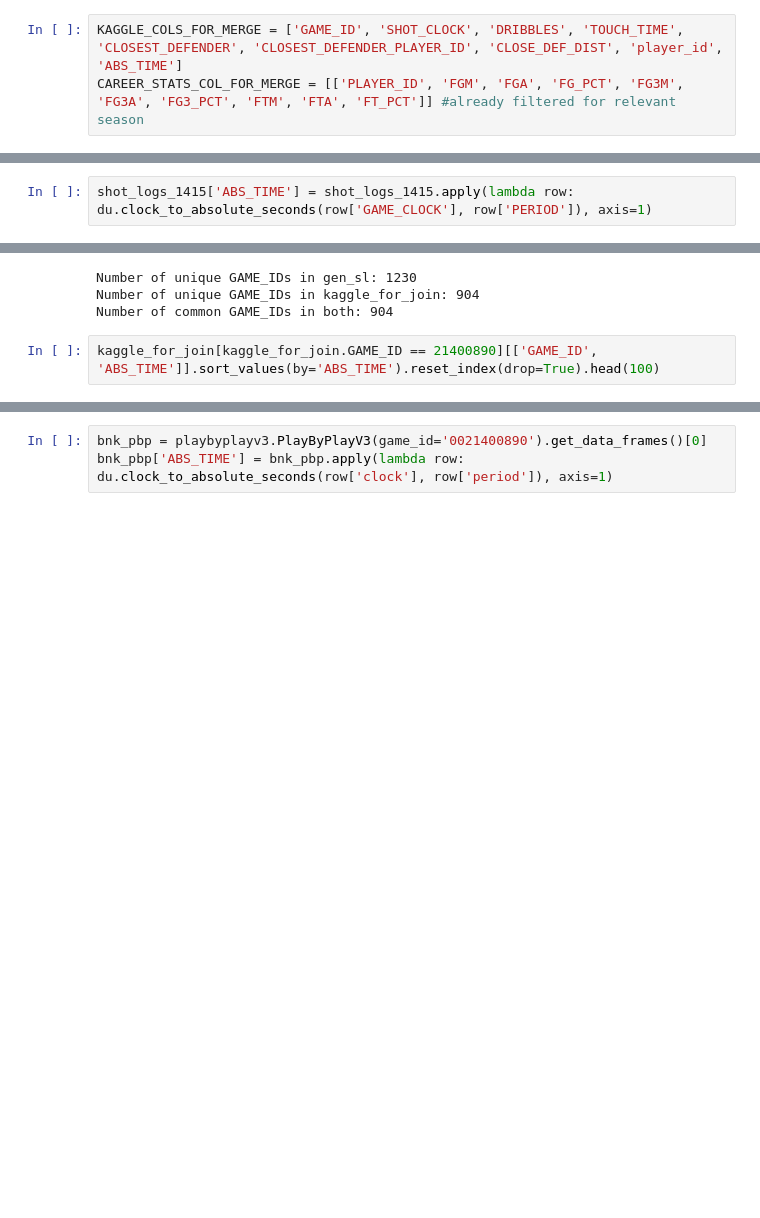
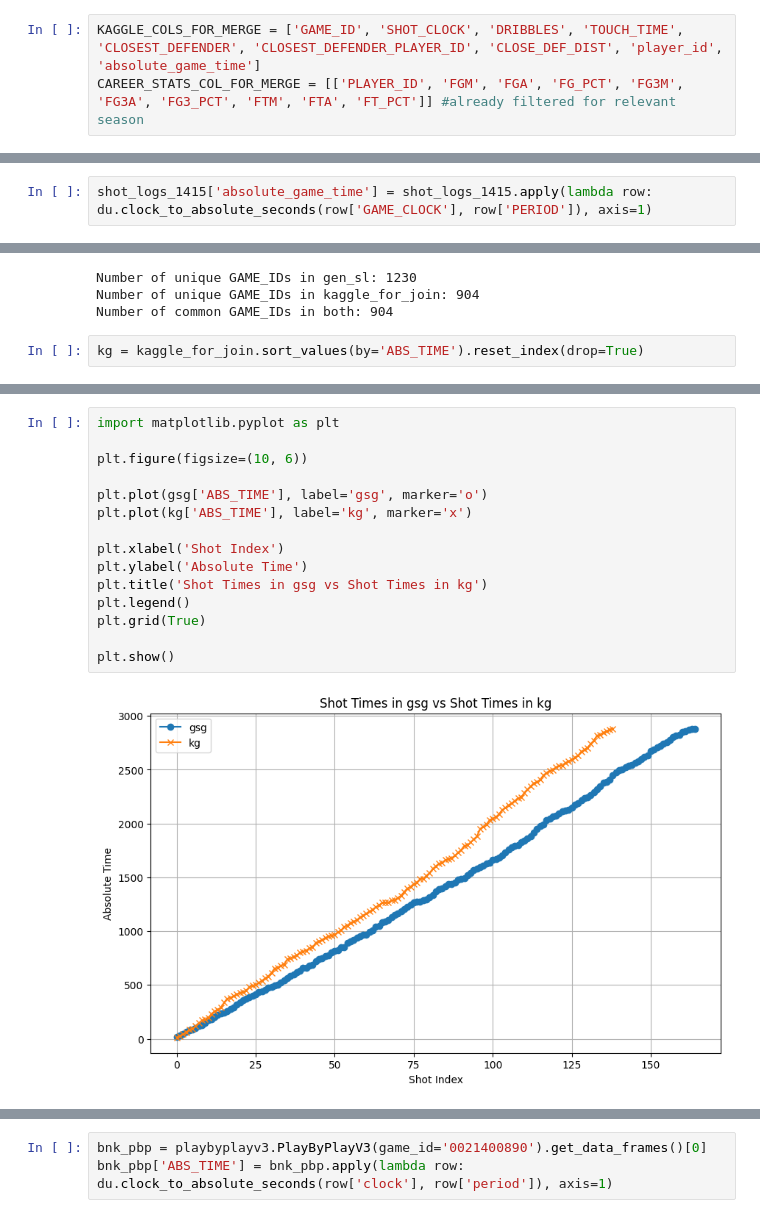
Before and after one commit to BigBabik/Shotpred, a Jupyter notebook: notebooks/dataworks.ipynb, the cells around one changed output, grey strips where cells are left out. Saved outputs shown, nothing was run; the diff lists cells and outputs as text; blank space fills up the shorter version.

Commit message:
merge works on full dfs

```diff
--- a/notebooks/dataworks.ipynb
+++ b/notebooks/dataworks.ipynb
@@ -16,14 +16,14 @@ KAGGLE_SHOT_LOGS_201415_FULLPATH = os.path.join(EXT_DATA_DIR, KAGGLE_SHOT_LOGS_2
 GENERAL_SHOT_LOGS_FILENAME = 'nba_2015_shots.csv'
 GENERAL_SHOT_LOGS_FULLPATH = os.path.join(EXT_DATA_DIR, GENERAL_SHOT_LOGS_FILENAME)
 # %%
-KAGGLE_COLS_FOR_MERGE = ['GAME_ID', 'SHOT_CLOCK', 'DRIBBLES', 'TOUCH_TIME', 'CLOSEST_DEFENDER', 'CLOSEST_DEFENDER_PLAYER_ID', 'CLOSE_DEF_DIST', 'player_id', 'ABS_TIME']
+KAGGLE_COLS_FOR_MERGE = ['GAME_ID', 'SHOT_CLOCK', 'DRIBBLES', 'TOUCH_TIME', 'CLOSEST_DEFENDER', 'CLOSEST_DEFENDER_PLAYER_ID', 'CLOSE_DEF_DIST', 'player_id', 'absolute_game_time']
 CAREER_STATS_COL_FOR_MERGE = [['PLAYER_ID', 'FGM', 'FGA', 'FG_PCT', 'FG3M', 'FG3A', 'FG3_PCT', 'FTM', 'FTA', 'FT_PCT']] #already filtered for relevant season
 # %%
 shot_logs_1415 = pd.read_csv(KAGGLE_SHOT_LOGS_201415_FULLPATH)
 # %%
 active_players_201415_ids = shot_logs_1415['player_id'].unique()
 # %%
-shot_logs_1415['ABS_TIME'] = shot_logs_1415.apply(lambda row: du.clock_to_absolute_seconds(row['GAME_CLOCK'], row['PERIOD']), axis=1)
+shot_logs_1415['absolute_game_time'] = shot_logs_1415.apply(lambda row: du.clock_to_absolute_seconds(row['GAME_CLOCK'], row['PERIOD']), axis=1)
 # %%
 #active_players_career_stats = du.gather_mul_career_stats(active_players_201415_ids) # get the career stats for all active players in 2014-15 season
 # %%
@@ -85,4 +61,4 @@ Number of unique GAME_IDs in gen_sl: 1230
 Number of unique GAME_IDs in kaggle_for_join: 904
 Number of common GAME_IDs in both: 904
 # %%
-kaggle_for_join[kaggle_for_join.GAME_ID == 21400890][['GAME_ID', 'ABS_TIME']].sort_values(by='ABS_TIME').reset_index(drop=True).head(100)
+kg = kaggle_for_join.sort_values(by='ABS_TIME').reset_index(drop=True)
@@ -104,0 +144,17 @@ game_gen_sl = gen_sl[gen_sl.GAME_ID == 21400890][['GAME_ID', 'ABS_TIME']].sort_v
+# %%
+import matplotlib.pyplot as plt
+
+plt.figure(figsize=(10, 6))
+
+plt.plot(gsg['ABS_TIME'], label='gsg', marker='o')
+plt.plot(kg['ABS_TIME'], label='kg', marker='x')
+
+plt.xlabel('Shot Index')
+plt.ylabel('Absolute Time')
+plt.title('Shot Times in gsg vs Shot Times in kg')
+plt.legend()
+plt.grid(True)
+
+plt.show()
+# %% [output]
+[figure, added]
```
Also changed, not shown: parts of 33 cells of this notebook.
